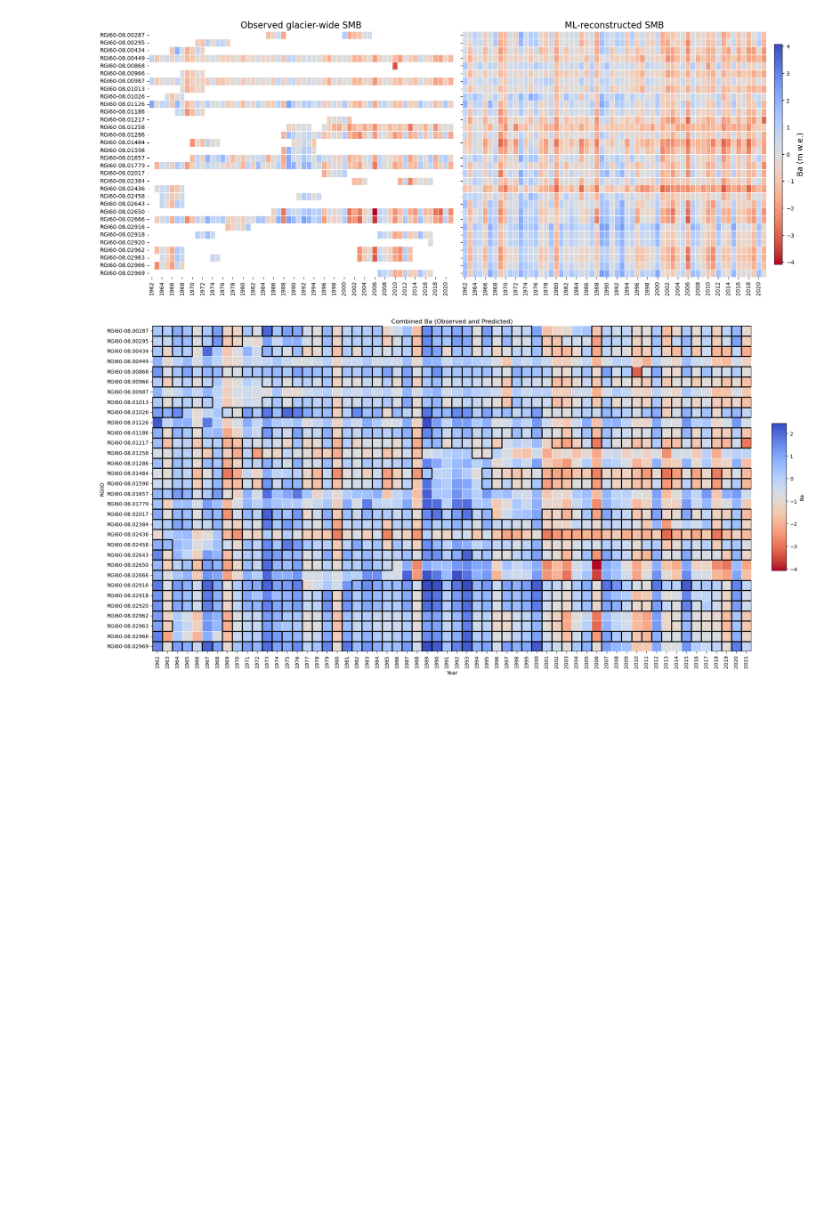
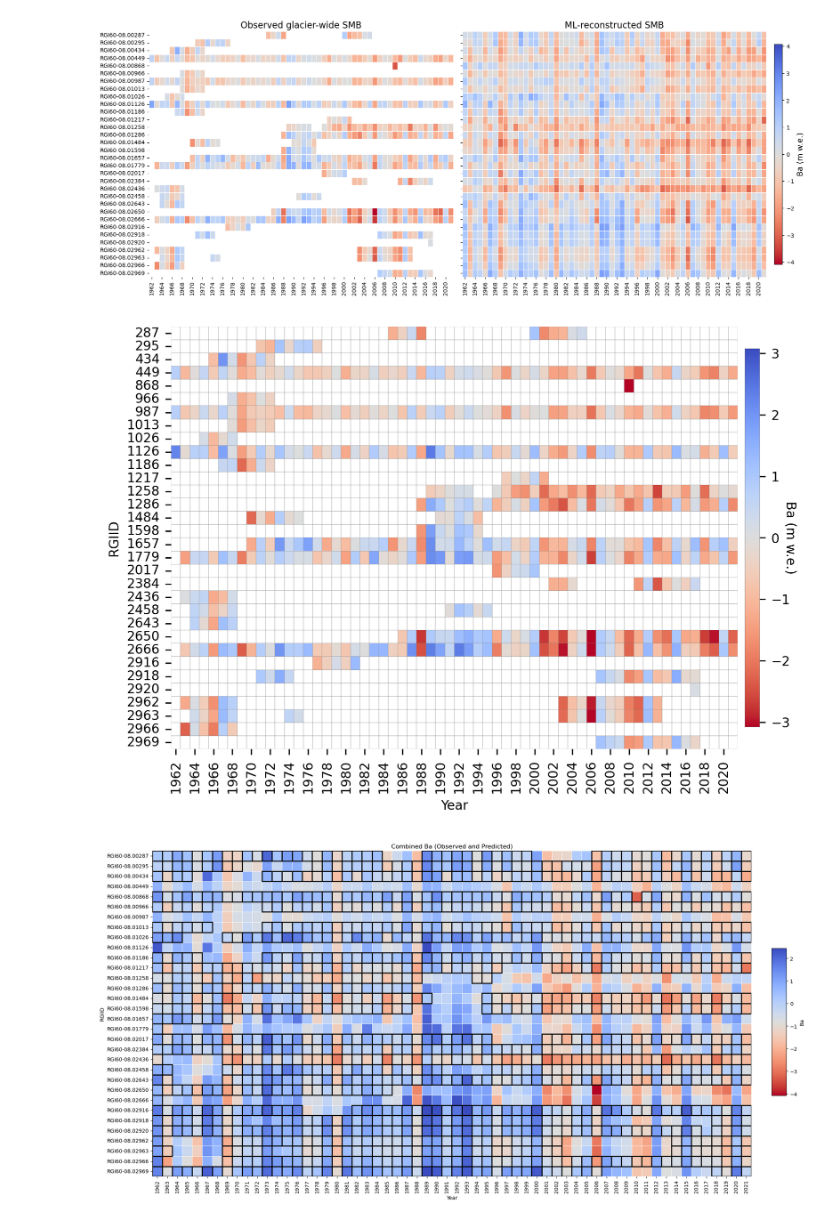
Before and after one commit to khsjursen/ML_MB_Norway, a Jupyter notebook: model_comparison_glacier_wide.ipynb, the cells around one changed output. Saved outputs shown, nothing was run; the diff lists cells and outputs as text; code cells hidden in the pictures; blank space fills up the shorter version.

```diff
--- a/model_comparison_glacier_wide.ipynb
+++ b/model_comparison_glacier_wide.ipynb
@@ -389,7 +467,7 @@ def create_pivot_table(df, value, index, columns):
     return pivot_df
 
 # Create pivot tables
-obs_pivot = create_pivot_table(df_obs_nonan, 'Ba', 'RGIID', 'Year')
+obs_pivot = create_pivot_table(df_obs_filtered, 'Ba', 'RGIID', 'Year')
 pred_pivot = create_pivot_table(df_pred_filtered, 'Ba', 'RGIID', 'Year')
 
 
@@ -420,6 +498,52 @@ plt.subplots_adjust(wspace=0.03)
 plt.show()
 # %% [output]
 [figure]
+# %%
+# Create heatmaps of observations
+cm = 1/2.54
+fontsize = 9
+fontsize_small = 8
+
+line_alpha = 0.2  # Adjust alpha to your needs
+line_color = (0.5, 0.5, 0.5, line_alpha)
+
+fig, axs = plt.subplots(1, 1, figsize=(16*cm, 12*cm), dpi=300)
+
+sns.heatmap(obs_pivot, cmap='coolwarm_r', ax=axs, cbar=False, linewidths=0.01, linecolor=line_color,
+            mask=obs_pivot.isnull(), vmin=combined_min+1, vmax=combined_max-1)
+axs.set_xlabel('Year', fontsize=fontsize_small)
+axs.set_ylabel('RGIID', fontsize=fontsize_small)
+axs.tick_params(axis='both', which='major', labelsize=fontsize_small)
+
+# Extract RGI y-tick labels, modify them, and set them again
+ytick_labels = [label.split('.')[1].lstrip('0') for label in obs_pivot.index]  # Extract and modify tick labels
+
+axs.set_yticks(np.arange(len(ytick_labels)))  # Make sure we have a full range of ticks
+axs.set_yticklabels(ytick_labels)  # Set the modified y-tick labels
+
+# Set the number of ticks and their positions to be in the middle of each cell
+axs.yaxis.set_major_locator(plt.FixedLocator(np.arange(len(ytick_labels)) + 0.5))
+axs.yaxis.set_major_formatter(plt.FixedFormatter(ytick_labels))
+
+# Create a single colorbar
+cbar_ax = fig.add_axes([0.91, 0.15, 0.02, 0.69])  # Coordinates: [left, bottom, width, height]
+cbar = fig.colorbar(axs.collections[0], cax=cbar_ax, label='Ba (m w.e.)')#, rotation=180)
+cbar.set_label('Ba (m w.e.)', fontsize=fontsize_small, rotation=270)
+
+# Set colorbar tick label font size
+cbar.ax.tick_params(labelsize=fontsize_small)
+
+# Change the colorbar frame linewidth and set alpha
+cbar_outline_color = (0, 0, 0, 0.2)  # Example: set RGBA color with alpha 0.5
+cbar.outline.set_linewidth(0.5)  # Example: set linewidth to 0.5 pt
+cbar.outline.set_edgecolor(cbar_outline_color)
+
+#pdf_path = 'C:/Users/kasj/OneDrive - Høgskulen på Vestlandet/Projects/2022_ML_for_MB_Norway/Figures_paper/'
+#plt.savefig(pdf_path+'heatmap_glacierwide_obs.pdf', format='pdf', bbox_inches='tight')
+
+plt.show()
+# %% [output]
+[figure, added]
 # %%
 # Function to create a pivot table for heatmap
 def create_pivot_table(df, value, index, columns):
```
Also changed, not shown: parts of 5 cells of this notebook.
